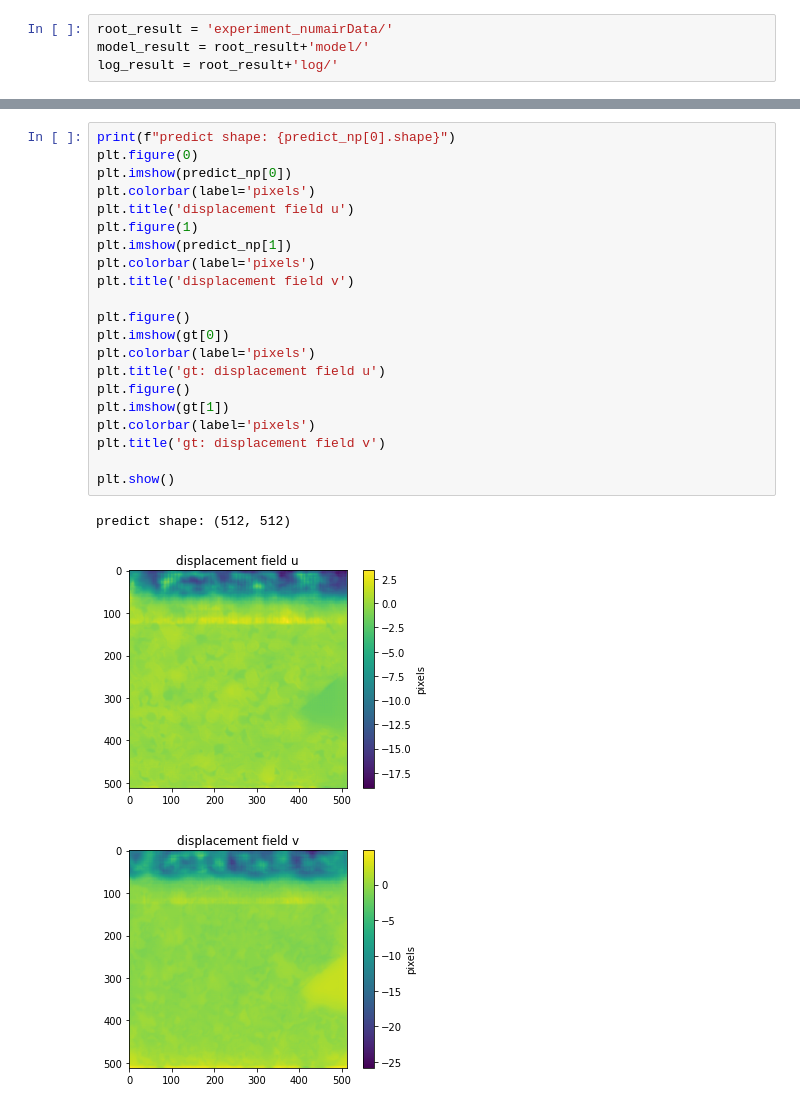
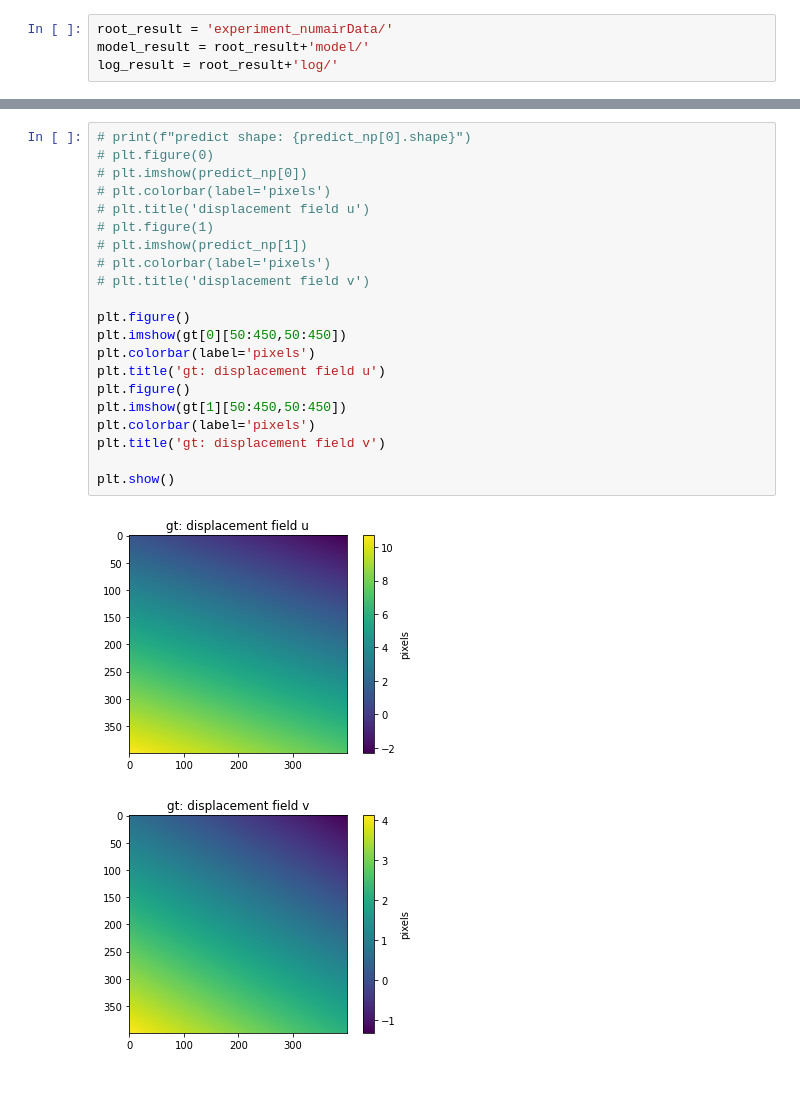
Before and after one commit to newmayor/researchproject_deepDIC, a Jupyter notebook: experiment_displacementNet_numairdata.ipynb, the cells around one changed output, grey strips where cells are left out. Saved outputs shown, nothing was run; the diff lists cells and outputs as text.

```diff
--- a/experiment_displacementNet_numairdata.ipynb
+++ b/experiment_displacementNet_numairdata.ipynb
@@ -262,27 +259,26 @@ print(gt.shape)
 # %% [output]
 (2, 512, 512)
 # %%
-print(f"predict shape: {predict_np[0].shape}")
-plt.figure(0)
-plt.imshow(predict_np[0])
-plt.colorbar(label='pixels')
-plt.title('displacement field u')
-plt.figure(1)
-plt.imshow(predict_np[1])
-plt.colorbar(label='pixels')
-plt.title('displacement field v')
+# print(f"predict shape: {predict_np[0].shape}")
+# plt.figure(0)
+# plt.imshow(predict_np[0])
+# plt.colorbar(label='pixels')
+# plt.title('displacement field u')
+# plt.figure(1)
+# plt.imshow(predict_np[1])
+# plt.colorbar(label='pixels')
+# plt.title('displacement field v')
 
 plt.figure()
-plt.imshow(gt[0])
+plt.imshow(gt[0][50:450,50:450])
 plt.colorbar(label='pixels')
 plt.title('gt: displacement field u')
 plt.figure()
-plt.imshow(gt[1])
+plt.imshow(gt[1][50:450,50:450])
 plt.colorbar(label='pixels')
 plt.title('gt: displacement field v')
 
 plt.show()
 # %% [output]
-predict shape: (512, 512)
-[figure, old version]
+[figure, new version]
-[figure, old version]
+[figure, new version]
```
Also changed, not shown: parts of 5 cells of this notebook, 1 other file.
